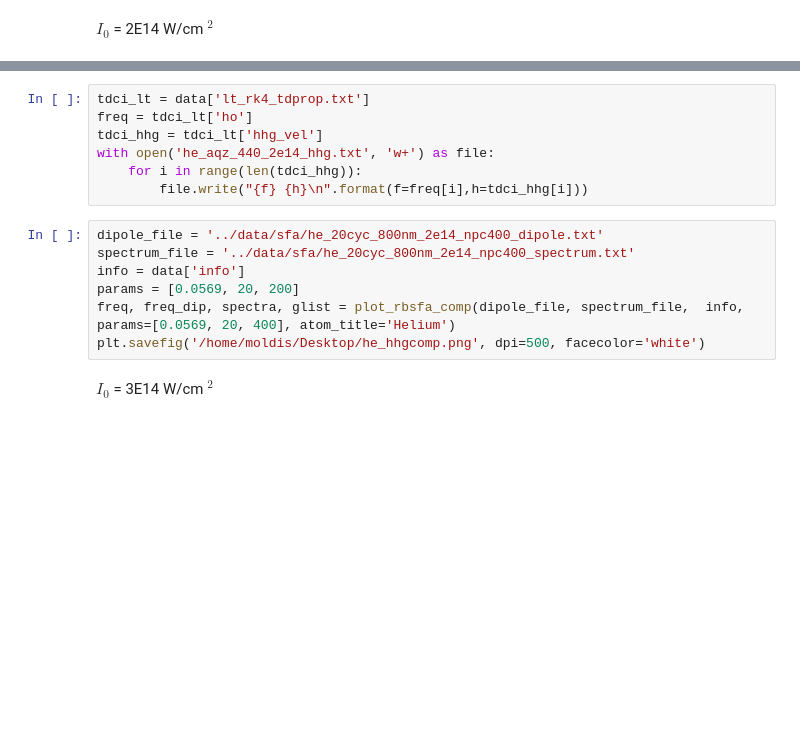
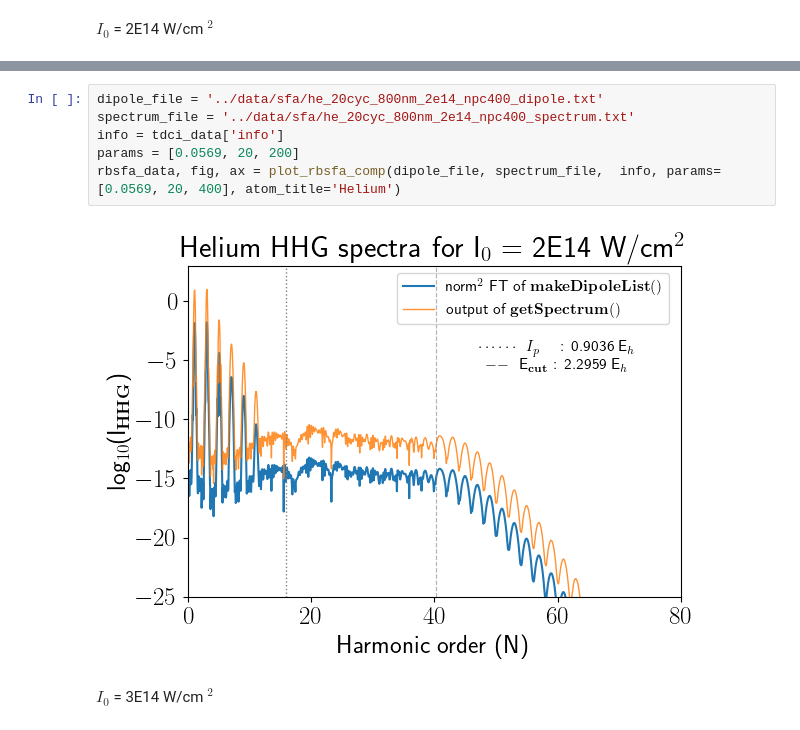
Before and after one commit to vijaymocherla/si_hhg_gaussian_basissets, a Jupyter notebook: notebooks/sfa_comp.ipynb, the cells around one changed output, grey strips where cells are left out. Saved outputs shown, nothing was run; the diff lists cells and outputs as text; blank space fills up the shorter version.

```diff
--- a/notebooks/sfa_comp.ipynb
+++ b/notebooks/sfa_comp.ipynb
@@ -24,17 +22,11 @@ plt.ylim(-22,2)
-# %%
-tdci_lt = data['lt_rk4_tdprop.txt']
-freq = tdci_lt['ho']
-tdci_hhg = tdci_lt['hhg_vel']
-with open('he_aqz_440_2e14_hhg.txt', 'w+') as file:
-    for i in range(len(tdci_hhg)):
-        file.write("{f} {h}\n".format(f=freq[i],h=tdci_hhg[i]))
 # %%
 dipole_file = '../data/sfa/he_20cyc_800nm_2e14_npc400_dipole.txt'
 spectrum_file = '../data/sfa/he_20cyc_800nm_2e14_npc400_spectrum.txt'
-info = data['info']
+info = tdci_data['info']
 params = [0.0569, 20, 200]
-freq, freq_dip, spectra, glist = plot_rbsfa_comp(dipole_file, spectrum_file,  info, params=[0.0569, 20, 400], atom_title='Helium')
-plt.savefig('/home/moldis/Desktop/he_hhgcomp.png', dpi=500, facecolor='white')
+rbsfa_data, fig, ax = plot_rbsfa_comp(dipole_file, spectrum_file,  info, params=[0.0569, 20, 400], atom_title='Helium')
+# %% [output]
+[figure, added]
 # %% [markdown]
 $I_0$ = 3E14 W/cm $^2$
 # %%
```
Also changed, not shown: parts of 12 cells of this notebook, 2 other files.
